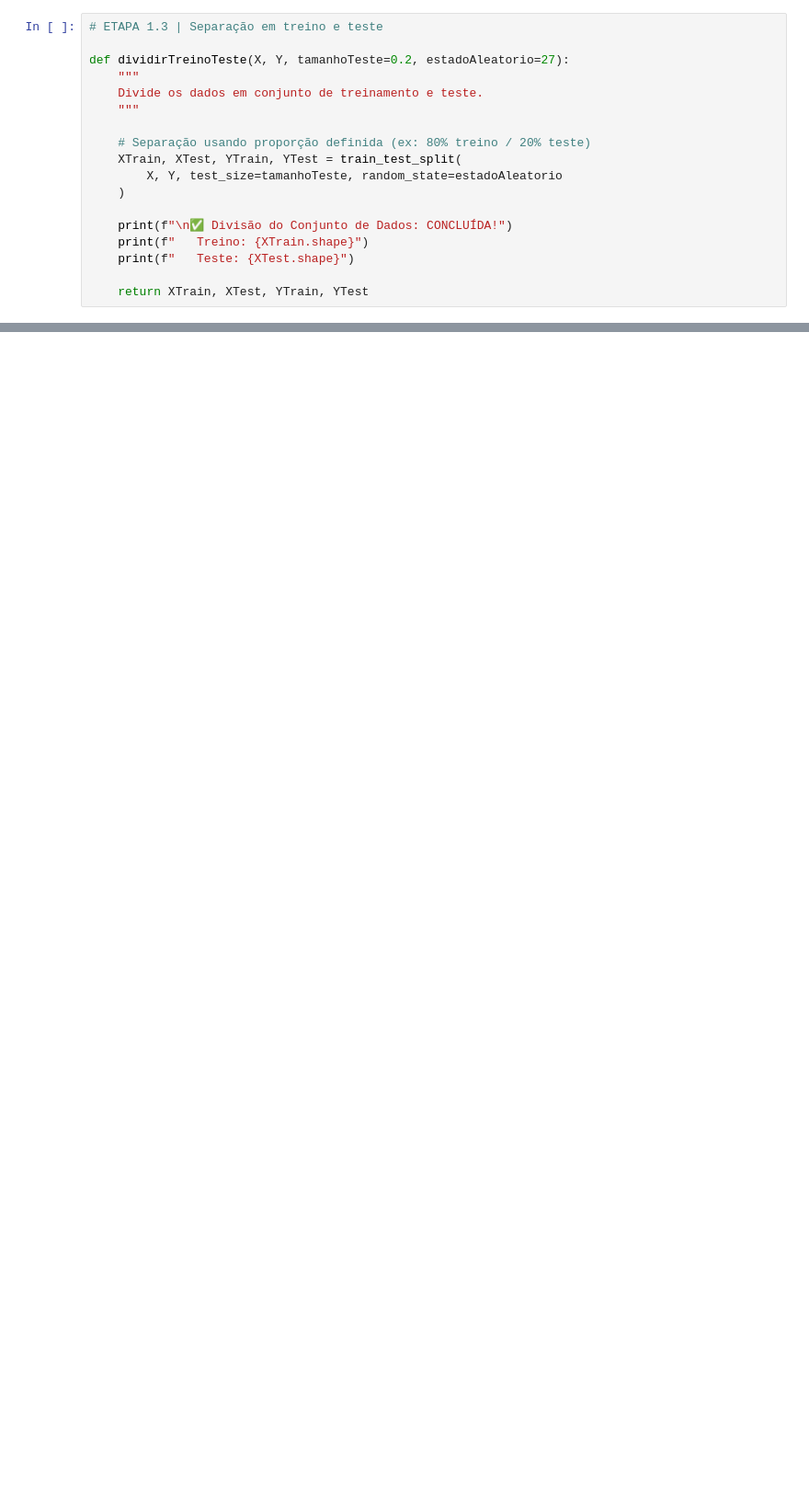
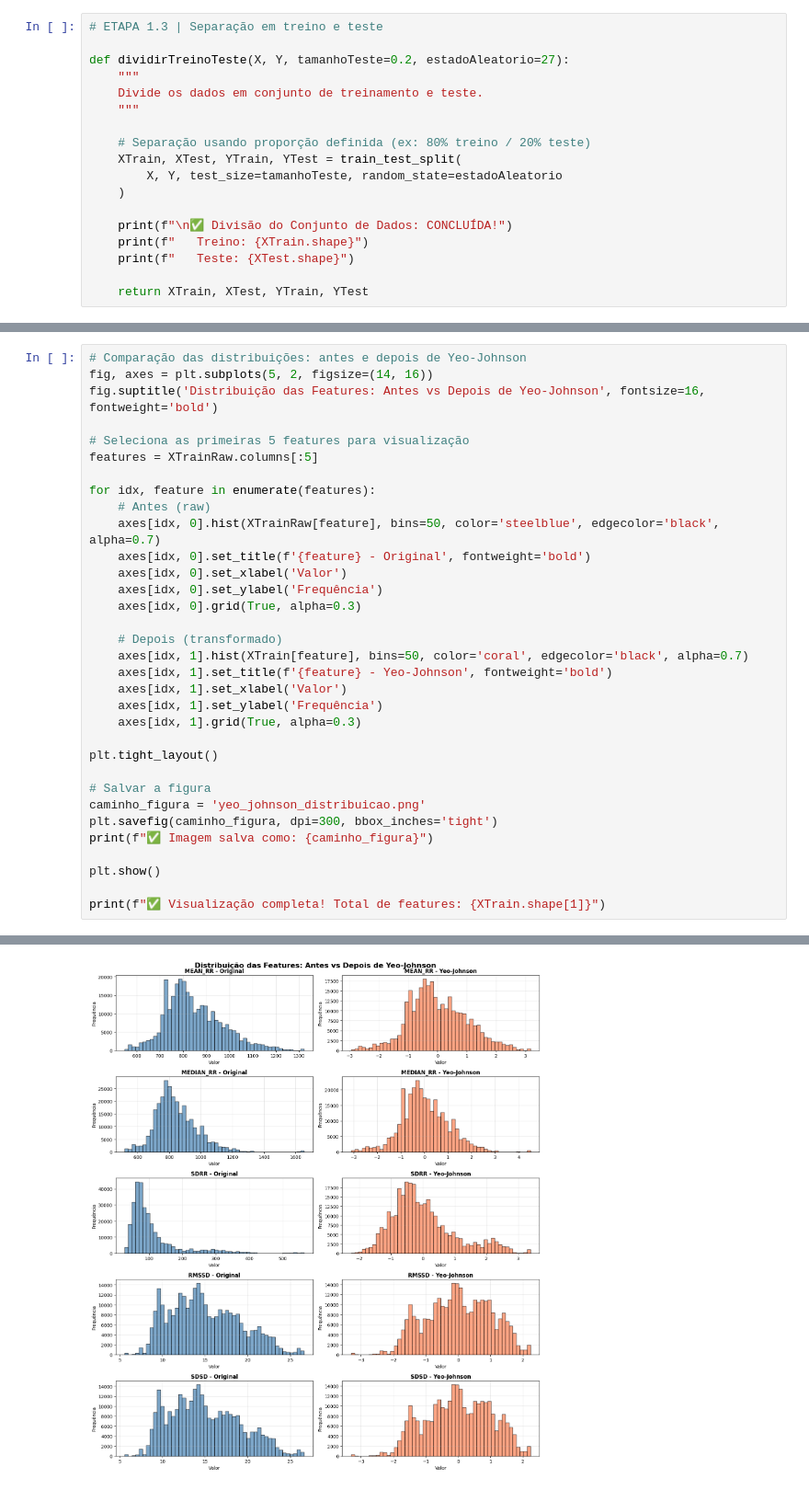
Before and after one commit to Kaua-Rbs/ica-homeworks, a Jupyter notebook: [ICA]_DatasetUpload_Version2.ipynb, the cells around one changed output, grey strips where cells are left out. Shown at 92% size. Saved outputs shown, nothing was run; the diff lists cells and outputs as text; blank space fills up the shorter version.

```diff
--- a/[ICA]_DatasetUpload_Version2.ipynb
+++ b/[ICA]_DatasetUpload_Version2.ipynb
@@ -236,0 +247,34 @@ Extracting files...
+# %%
+# Comparação das distribuições: antes e depois de Yeo-Johnson
+fig, axes = plt.subplots(5, 2, figsize=(14, 16))
+fig.suptitle('Distribuição das Features: Antes vs Depois de Yeo-Johnson', fontsize=16, fontweight='bold')
+
+# Seleciona as primeiras 5 features para visualização
+features = XTrainRaw.columns[:5]
+
+for idx, feature in enumerate(features):
+    # Antes (raw)
+    axes[idx, 0].hist(XTrainRaw[feature], bins=50, color='steelblue', edgecolor='black', alpha=0.7)
+    axes[idx, 0].set_title(f'{feature} - Original', fontweight='bold')
+    axes[idx, 0].set_xlabel('Valor')
+    axes[idx, 0].set_ylabel('Frequência')
+    axes[idx, 0].grid(True, alpha=0.3)
+
+    # Depois (transformado)
+    axes[idx, 1].hist(XTrain[feature], bins=50, color='coral', edgecolor='black', alpha=0.7)
+    axes[idx, 1].set_title(f'{feature} - Yeo-Johnson', fontweight='bold')
+    axes[idx, 1].set_xlabel('Valor')
+    axes[idx, 1].set_ylabel('Frequência')
+    axes[idx, 1].grid(True, alpha=0.3)
+
+plt.tight_layout()
+
+# Salvar a figura
+caminho_figura = 'yeo_johnson_distribuicao.png'
+plt.savefig(caminho_figura, dpi=300, bbox_inches='tight')
+print(f"✅ Imagem salva como: {caminho_figura}")
+
+plt.show()
+
+print(f"✅ Visualização completa! Total de features: {XTrain.shape[1]}")
+# %% [output]
@@ -236,0 +282 @@ Extracting files...
+[figure, added]
```
Also changed, not shown: parts of 7 cells of this notebook, 4 other files.
